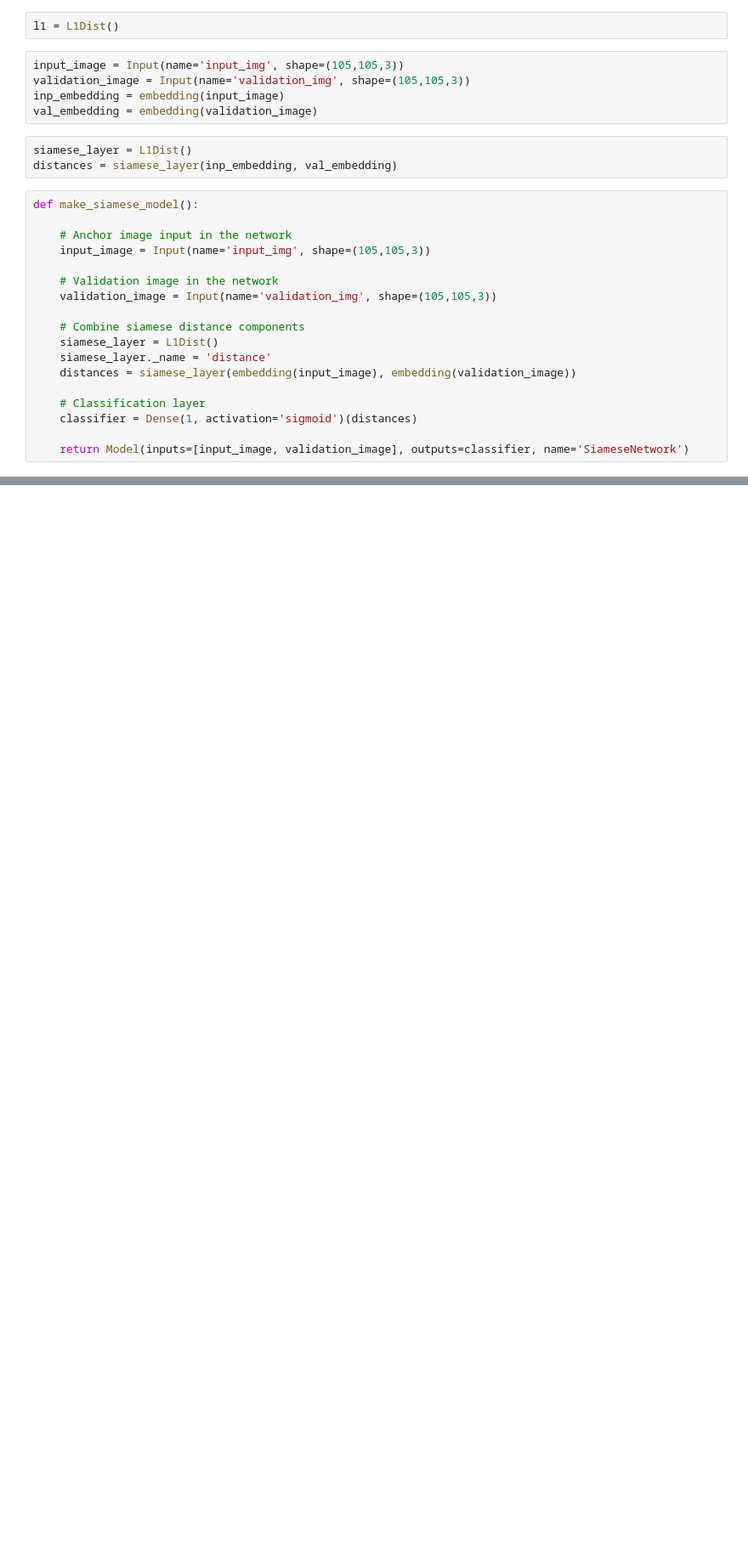
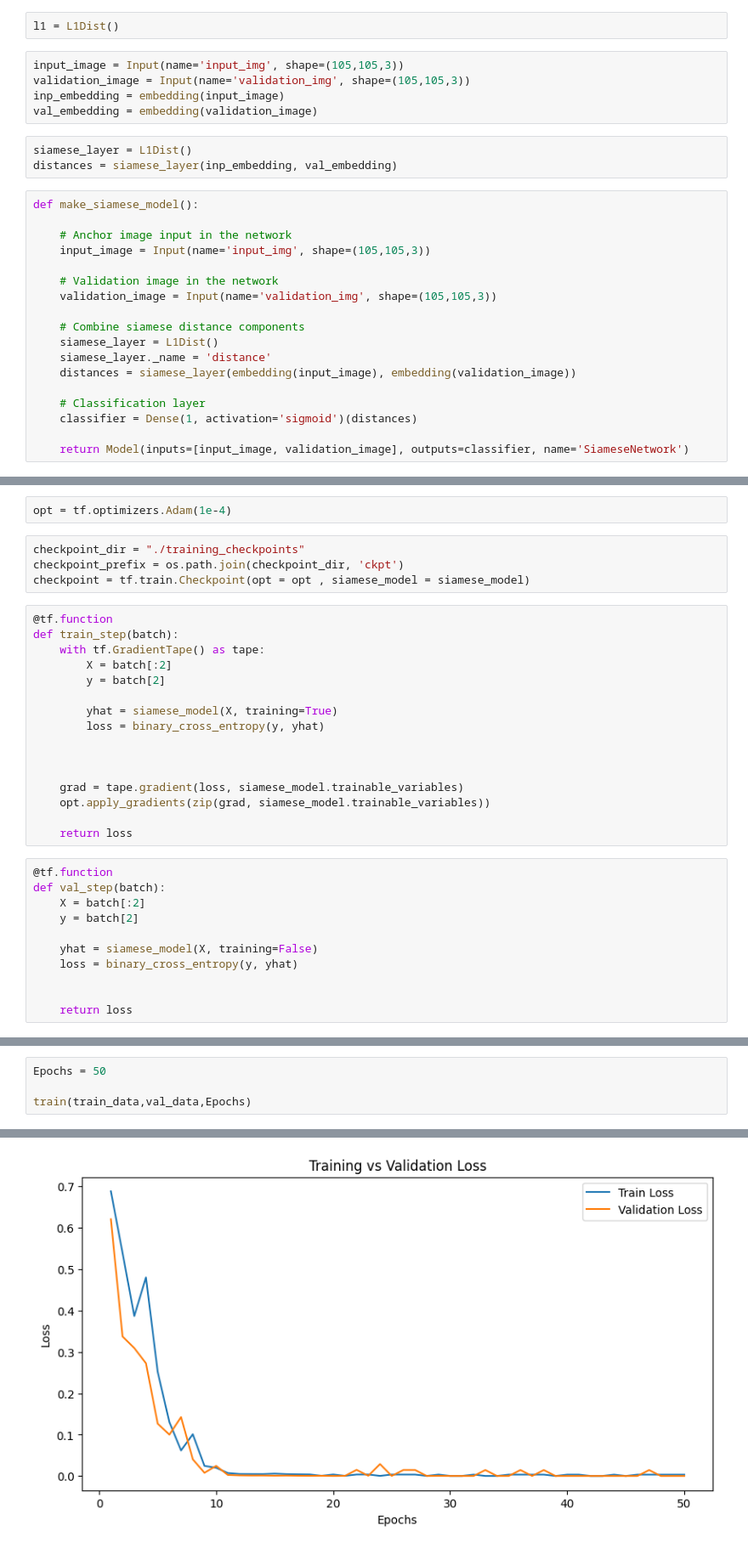
Before and after one commit to Ahmed72-AMSA/STC-Gradution-Project, a Jupyter notebook: Machine Learning/Sokrat_Face_Recognition/Face_Recognition.ipynb, the cells around one changed output, grey strips where cells are left out. Shown at 85% size. Cells and saved outputs as stored; diff of their text form; blank space fills up the shorter version.

Commit message:
Last training for the model

```diff
--- a/Machine Learning/Sokrat_Face_Recognition/Face_Recognition.ipynb
+++ b/Machine Learning/Sokrat_Face_Recognition/Face_Recognition.ipynb
@@ -298,0 +207,33 @@ ________________________________________________________________________________
+# %%
+opt = tf.optimizers.Adam(1e-4)
+# %%
+checkpoint_dir = "./training_checkpoints"
+checkpoint_prefix = os.path.join(checkpoint_dir, 'ckpt')
+checkpoint = tf.train.Checkpoint(opt = opt , siamese_model = siamese_model)
+# %%
+@tf.function
+def train_step(batch):
+    with tf.GradientTape() as tape:
+        X = batch[:2]
+        y = batch[2]
+
+        yhat = siamese_model(X, training=True)
+        loss = binary_cross_entropy(y, yhat)
+
+
+
+    grad = tape.gradient(loss, siamese_model.trainable_variables)
+    opt.apply_gradients(zip(grad, siamese_model.trainable_variables))
+
+    return loss
+# %%
+@tf.function
+def val_step(batch):
+    X = batch[:2]
+    y = batch[2]
+
+    yhat = siamese_model(X, training=False)
+    loss = binary_cross_entropy(y, yhat)
+
+
+    return loss
@@ -298,0 +287,5 @@ ________________________________________________________________________________
+# %%
+Epochs = 50
+
+train(train_data,val_data,Epochs)
+# %% [output]
@@ -298,0 +309 @@ ________________________________________________________________________________
+[figure, added]
```
Also changed, not shown: parts of 42 cells of this notebook, 1 other file.
